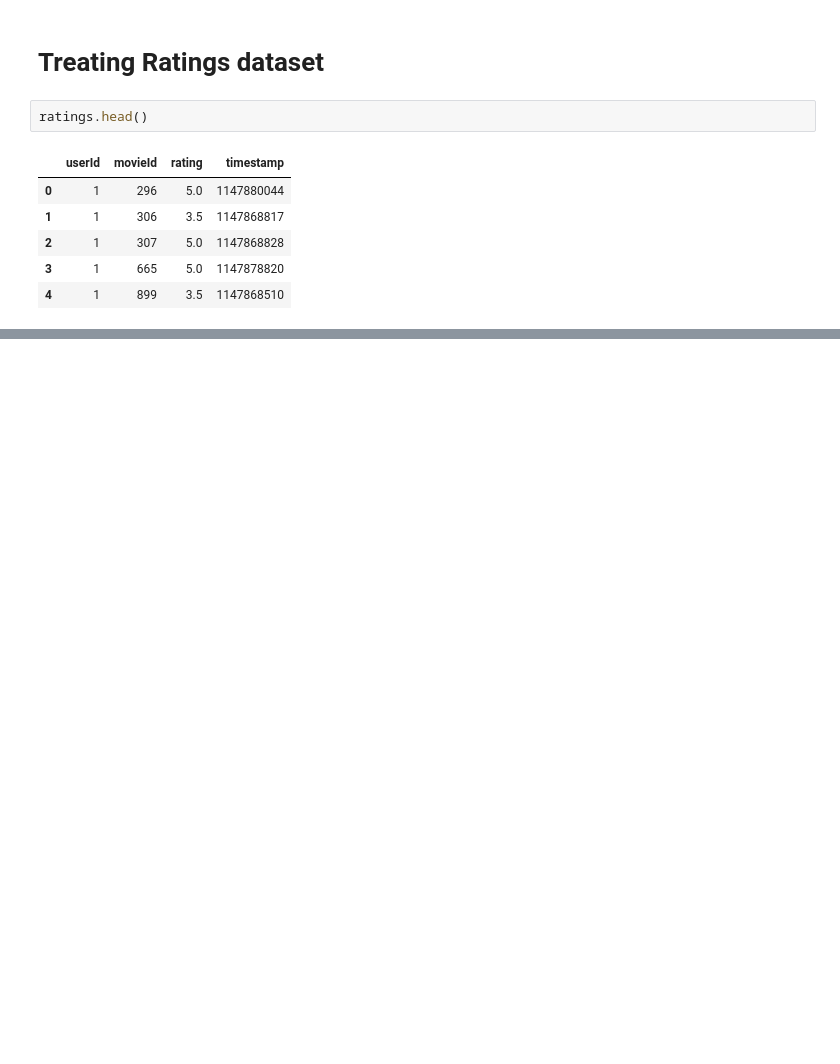
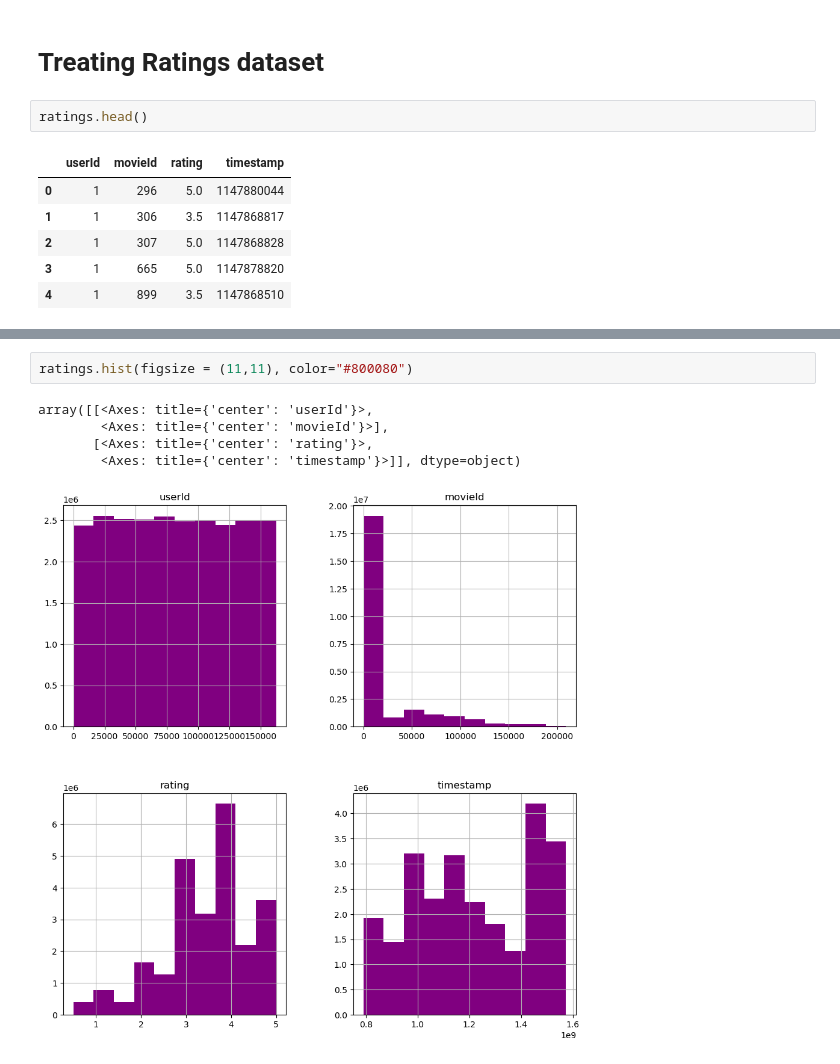
Before and after one commit to IC2020341/Capstone_Project, a Jupyter notebook: Jupyter Notebook/Capstone Project Jupyter Notebook.ipynb, the cells around one changed output, grey strips where cells are left out. Drawn from its saved outputs; the diff is of its cells as text; blank space fills up the shorter version.

```diff
--- a/Jupyter Notebook/Capstone Project Jupyter Notebook.ipynb
+++ b/Jupyter Notebook/Capstone Project Jupyter Notebook.ipynb
@@ -256,0 +336,8 @@ ratings.head()
+# %%
+ratings.hist(figsize = (11,11), color="#800080")
+# %% [output]
+array([[<Axes: title={'center': 'userId'}>,
+        <Axes: title={'center': 'movieId'}>],
+       [<Axes: title={'center': 'rating'}>,
+        <Axes: title={'center': 'timestamp'}>]], dtype=object)
+[figure, added]
```
Also changed, not shown: parts of 9 cells of this notebook.
